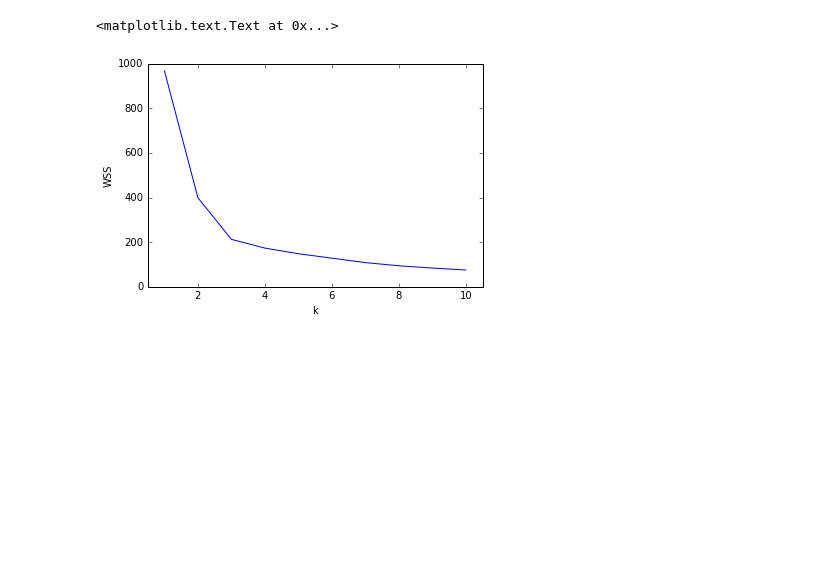
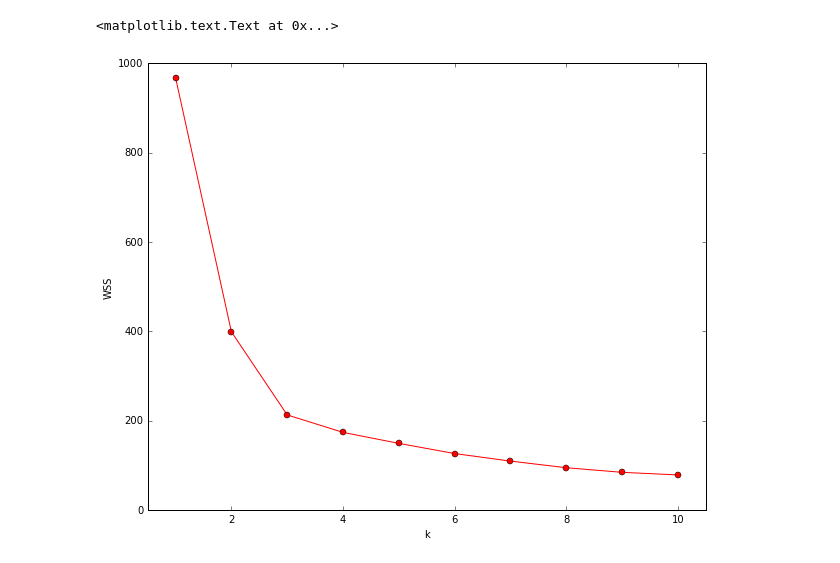
Before and after one commit to bjanesh/wfj-ipynbs, a Jupyter notebook: clustering.ipynb, the cells around one changed output. Drawn from its saved outputs; the diff is of its cells as text; code cells hidden in the pictures; blank space fills up the shorter version.

```diff
--- a/clustering.ipynb
+++ b/clustering.ipynb
@@ -3,6 +3,7 @@
 import numpy as np
 import matplotlib.pyplot as plt
 from sklearn.cluster import k_means
+plt.rcParams['figure.figsize'] = (10.0, 8.0)
 # %%
 x1 = np.random.normal(loc=4.0, scale=0.5, size=100)
 y1 = np.random.normal(loc=3.0, scale=0.5, size=100)
@@ -27,11 +28,11 @@ for k in k_vals:
     wss_vals.append(wss)
     ch_vals.append(ch)
 # %%
-plt.plot(k_vals, wss_vals)
+plt.plot(k_vals, wss_vals, 'ro-')
 plt.xlim(0.5,10.5)
 plt.xlabel('k')
 plt.ylabel('WSS')
 # %% [output]
 <matplotlib.text.Text at 0x...>
-[figure, old version]
+[figure, new version]
 # %%
```
Also changed, not shown: parts of 1 cell of this notebook.
